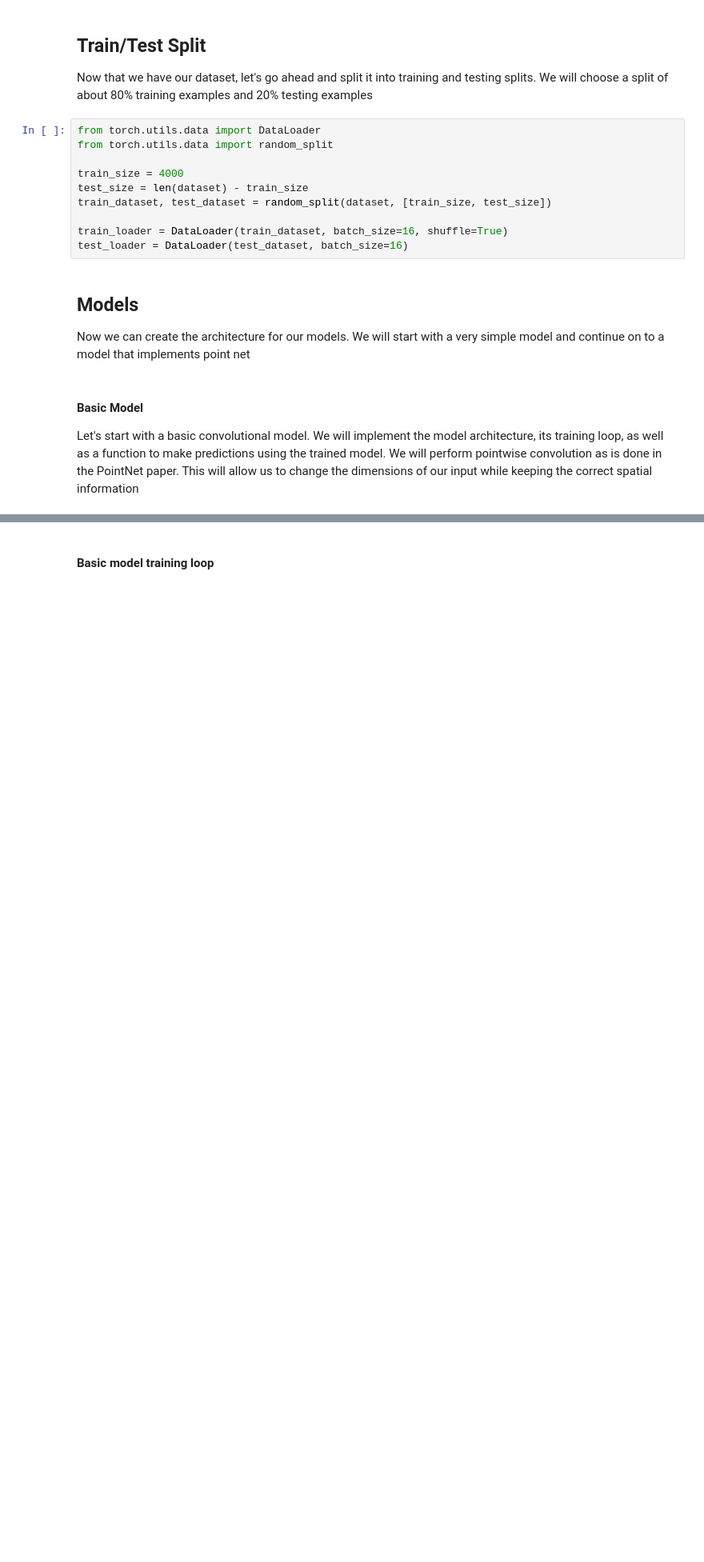
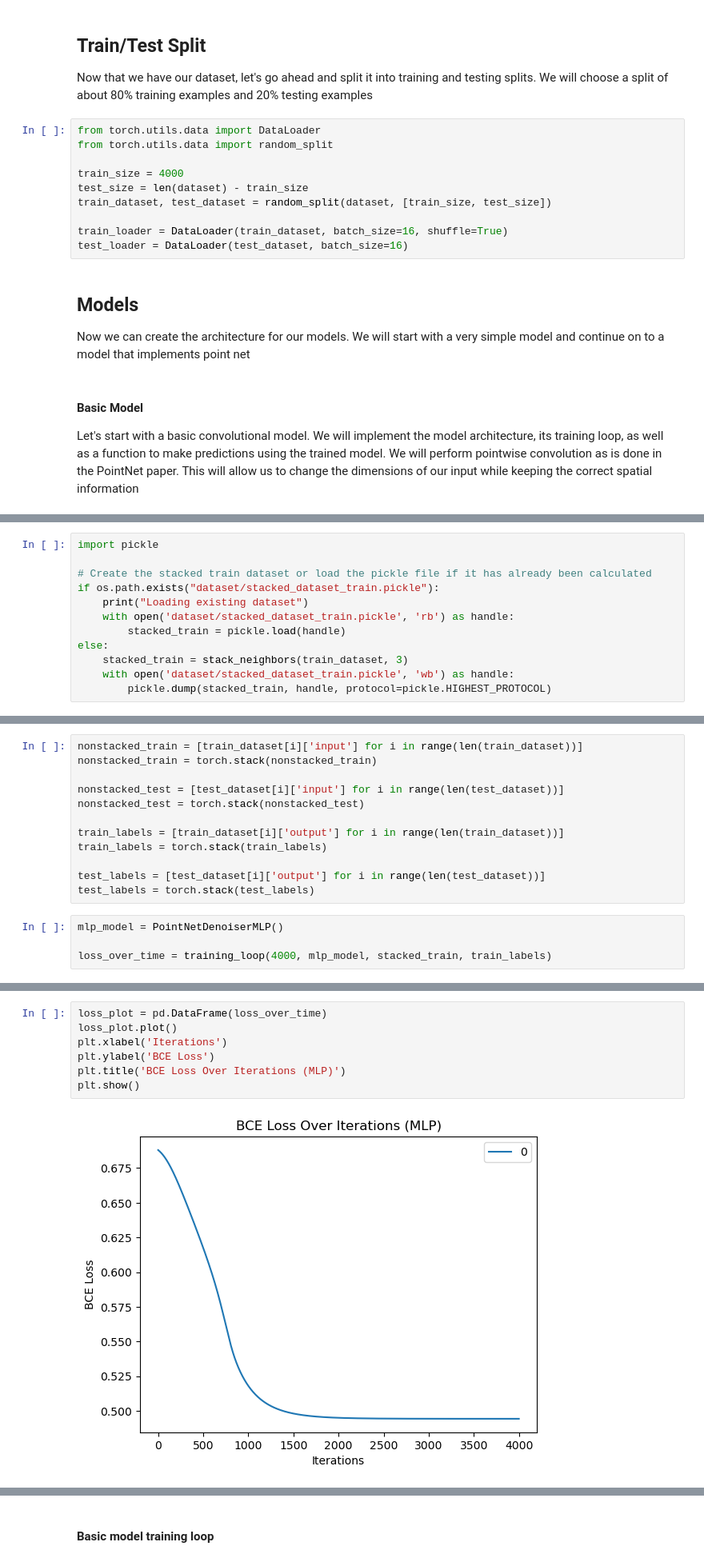
Before and after one commit to JoeWilder/DenoiseNet, a Jupyter notebook: denoisenet2.ipynb, the cells around one changed output, grey strips where cells are left out. Shown at 80% size. Saved outputs shown, nothing was run; the diff lists cells and outputs as text; blank space fills up the shorter version.

```diff
--- a/denoisenet2.ipynb
+++ b/denoisenet2.ipynb
@@ -539,0 +668,12 @@ Let's start with a basic convolutional model. We will implement the model archit
+# %%
+import pickle
+
+# Create the stacked train dataset or load the pickle file if it has already been calculated
+if os.path.exists("dataset/stacked_dataset_train.pickle"):
+    print("Loading existing dataset")
+    with open('dataset/stacked_dataset_train.pickle', 'rb') as handle:
+        stacked_train = pickle.load(handle)
+else:
+    stacked_train = stack_neighbors(train_dataset, 3)
+    with open('dataset/stacked_dataset_train.pickle', 'wb') as handle:
+        pickle.dump(stacked_train, handle, protocol=pickle.HIGHEST_PROTOCOL)
@@ -539,0 +694,16 @@ Let's start with a basic convolutional model. We will implement the model archit
+# %%
+nonstacked_train = [train_dataset[i]['input'] for i in range(len(train_dataset))]
+nonstacked_train = torch.stack(nonstacked_train)
+
+nonstacked_test = [test_dataset[i]['input'] for i in range(len(test_dataset))]
+nonstacked_test = torch.stack(nonstacked_test)
+
+train_labels = [train_dataset[i]['output'] for i in range(len(train_dataset))]
+train_labels = torch.stack(train_labels)
+
+test_labels = [test_dataset[i]['output'] for i in range(len(test_dataset))]
+test_labels = torch.stack(test_labels)
+# %%
+mlp_model = PointNetDenoiserMLP()
+
+loss_over_time = training_loop(4000, mlp_model, stacked_train, train_labels)
@@ -539,0 +728,9 @@ Let's start with a basic convolutional model. We will implement the model archit
+# %%
+loss_plot = pd.DataFrame(loss_over_time)
+loss_plot.plot()
+plt.xlabel('Iterations')
+plt.ylabel('BCE Loss')
+plt.title('BCE Loss Over Iterations (MLP)')
+plt.show()
+# %% [output]
+[figure, added]
```
Also changed, not shown: parts of 24 cells of this notebook.
